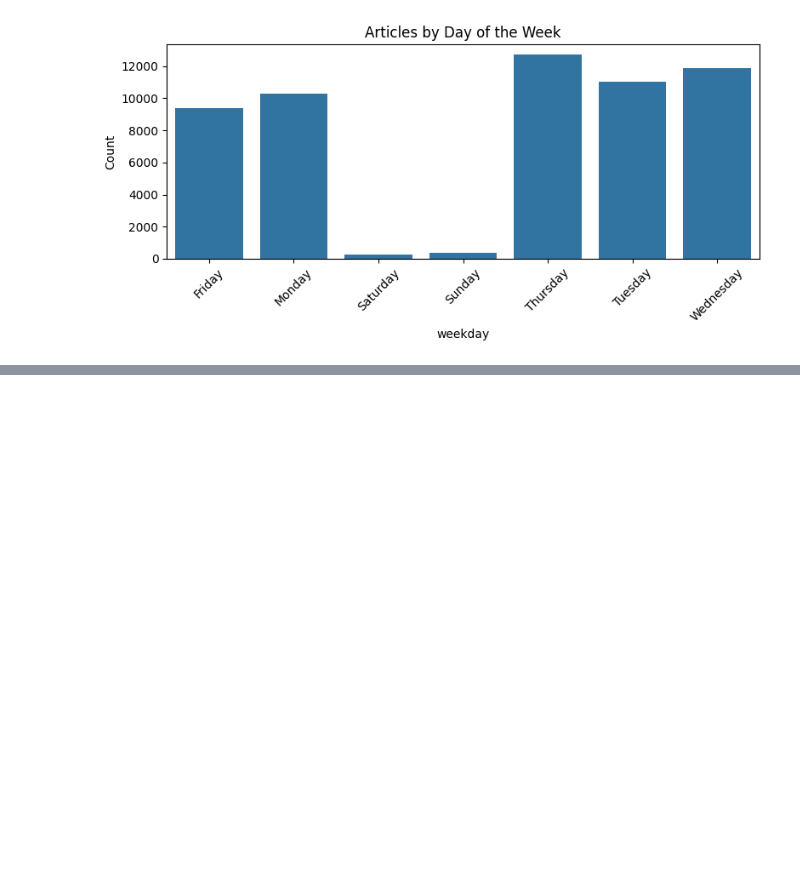
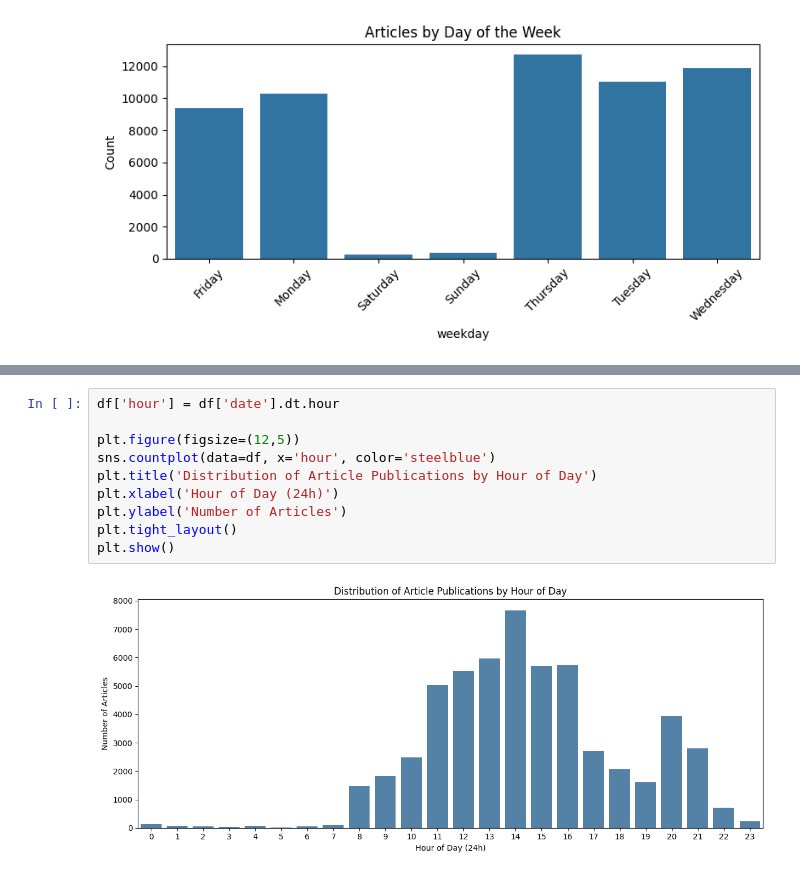
Before and after one commit to Liya-F/financial-news-data-discovery-w1, a Jupyter notebook: notebooks/eda.ipynb, the cells around one changed output, grey strips where cells are left out. Cells and saved outputs as stored; diff of their text form; blank space fills up the shorter version.

```diff
--- a/notebooks/eda.ipynb
+++ b/notebooks/eda.ipynb
@@ -101,0 +155,12 @@ Name: count, dtype: int64
+# %%
+df['hour'] = df['date'].dt.hour
+
+plt.figure(figsize=(12,5))
+sns.countplot(data=df, x='hour', color='steelblue')
+plt.title('Distribution of Article Publications by Hour of Day')
+plt.xlabel('Hour of Day (24h)')
+plt.ylabel('Number of Articles')
+plt.tight_layout()
+plt.show()
+# %% [output]
+[figure, added]
```
Also changed, not shown: parts of 5 cells of this notebook.
